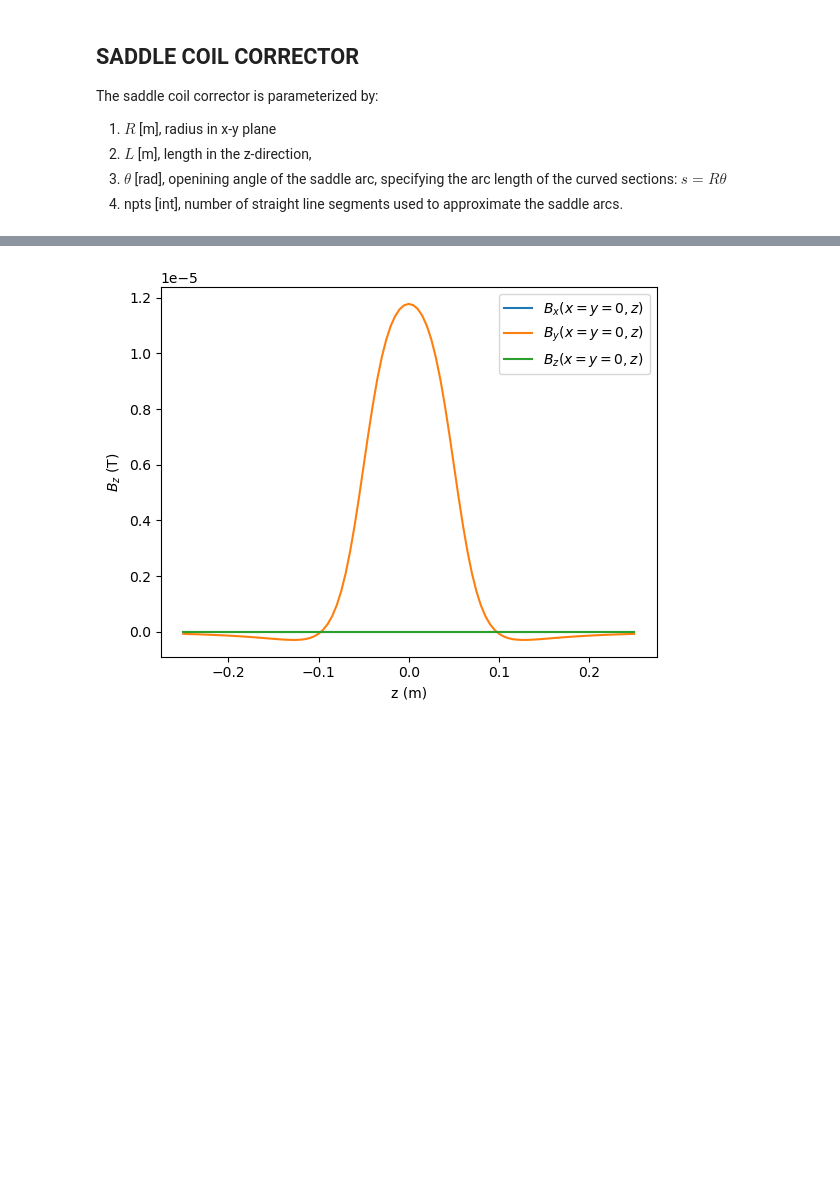
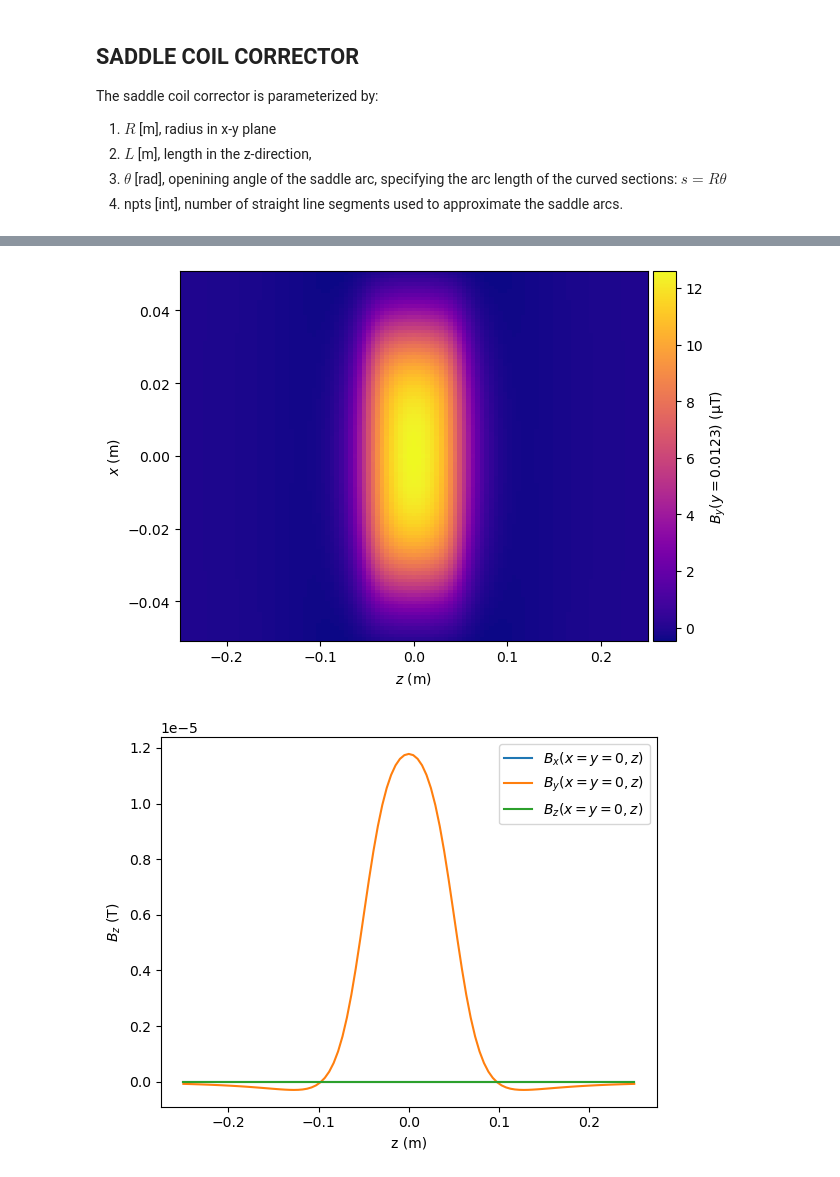
Before and after one commit to ChristopherMayes/openPMD-beamphysics, a Jupyter notebook: examples/fields/corrector_modeling/corrector_modeling.ipynb, the cells around one changed output, grey strips where cells are left out. Cells and saved outputs as stored; diff of their text form; code cells hidden in the pictures; blank space fills up the shorter version.

```diff
--- a/examples/fields/corrector_modeling/corrector_modeling.ipynb
+++ b/examples/fields/corrector_modeling/corrector_modeling.ipynb
@@ -41,3 +39,7 @@ FM.plot(component='By', coordinate='y', coordinate_value=0)
+# %%
+FM.plot('By', y=0.0123)
+# %% [output]
+[figure, added]
 # %%
 FM.plot_onaxis(['Bx', 'By', 'Bz'])
 # %% [output]
```
Also changed, not shown: parts of 4 cells of this notebook, 30 other files.
